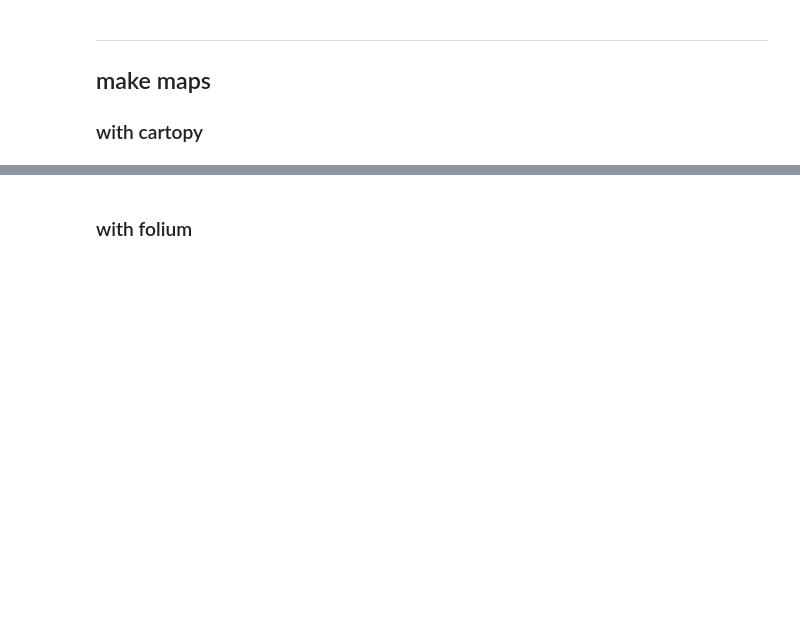
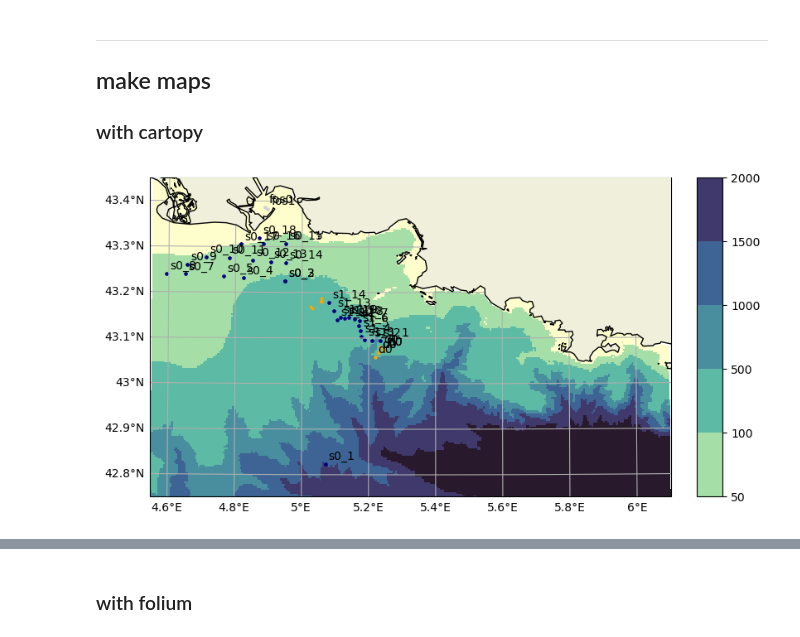
Before and after one commit to apatlpo/pynsitu, a Jupyter notebook: doc/example_events.ipynb, the cells around one changed output, grey strips where cells are left out. Saved outputs shown, nothing was run; the diff lists cells and outputs as text; code cells hidden in the pictures; blank space fills up the shorter version.

```diff
--- a/doc/example_events.ipynb
+++ b/doc/example_events.ipynb
@@ -42,0 +44,3 @@ drifter5 <class 'pynsitu.events.Platform'>
+# %%
+for label, deployment, platform, sensor, meta in cp.get_all_deployments():
+    print(label, platform, sensor, deployment)
@@ -53,4 +121,15 @@ cp.timeline()
 
 
 ### with cartopy
+# %%
+fac = cp.map(coastline="h")
+ax = fac["ax"]
+
+# add all deployments
+for label, deployment, platform, sensor, meta in cp.get_all_deployments():
+    if "color" in meta:
+        c = meta["color"] if "color" in meta else "0.5"
+    deployment.plot_on_map(ax, color=c, label=True, label_xyshift=(.01,.01))
+# %% [output]
+[figure, added]
 # %%
```
Also changed, not shown: parts of 16 cells of this notebook, 3 other files.
